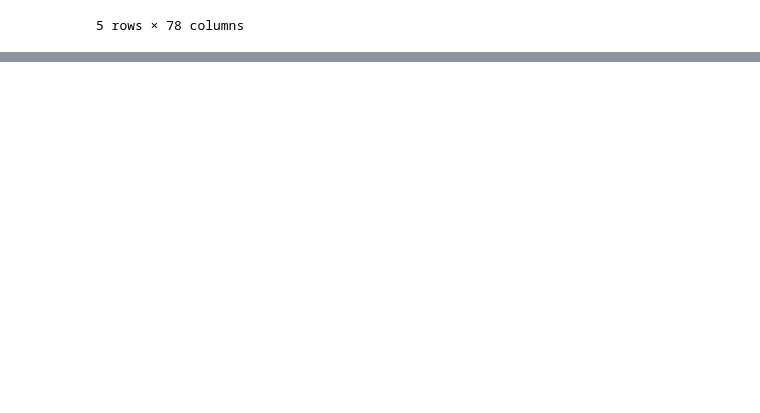
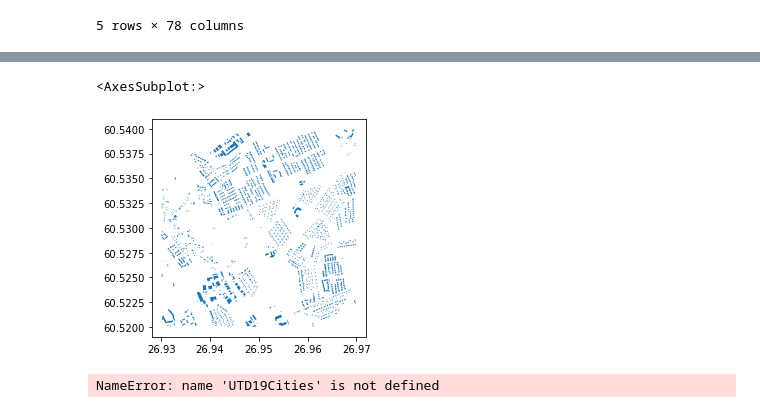
Before and after one commit to K4Ling/UrbanDataSc, a Jupyter notebook: Assignment.ipynb, the cells around one changed output, grey strips where cells are left out. Drawn from its saved outputs; the diff is of its cells as text; code cells hidden in the pictures; blank space fills up the shorter version.

```diff
--- a/Assignment.ipynb
+++ b/Assignment.ipynb
@@ -57,0 +139,20 @@ Cities
+# %%
+bounds = [26.94, 60.525, 26.96, 60.535]
+# Init with bounding box
+osm = OSM(filepath=test_pbf)
+gdf = osm.get_buildings()
+gdf.plot()
+# %% [output]
+<AxesSubplot:>
+[figure, added]
+# %%
+citylist = ['Munich', 'Rotterdam-Hague', 'Frankfurt', 'Hamburg', 'Zurich']
+
+maxlonglt = UTD19Cities.loc[UTD19Cities.citycode == 'rotterdam', ['long', 'lat']].max() # maxlonglat[0] = long, 1 lat
+minlonglt = UTD19Cities.loc[UTD19Cities.citycode == 'rotterdam', ['long', 'lat']].min() #
+north = maxlonglt[1]
+south = minlonglt[1]
+east = maxlonglt[0]
+west = minlonglt[0]
+# %% [output]
+NameError: name 'UTD19Cities' is not defined
```
Also changed, not shown: parts of 11 cells of this notebook.
